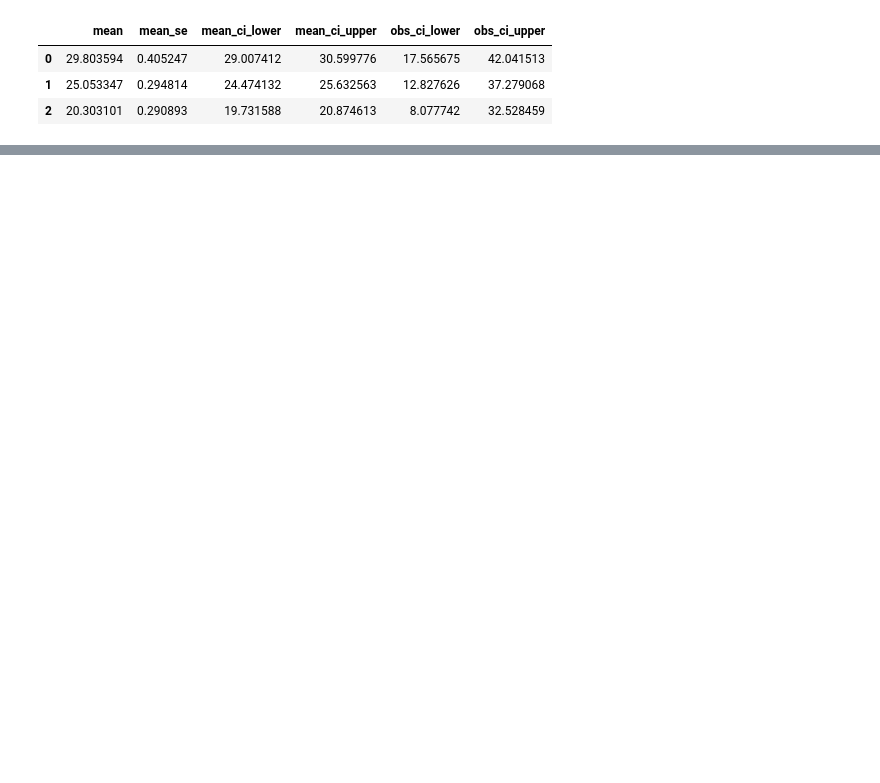
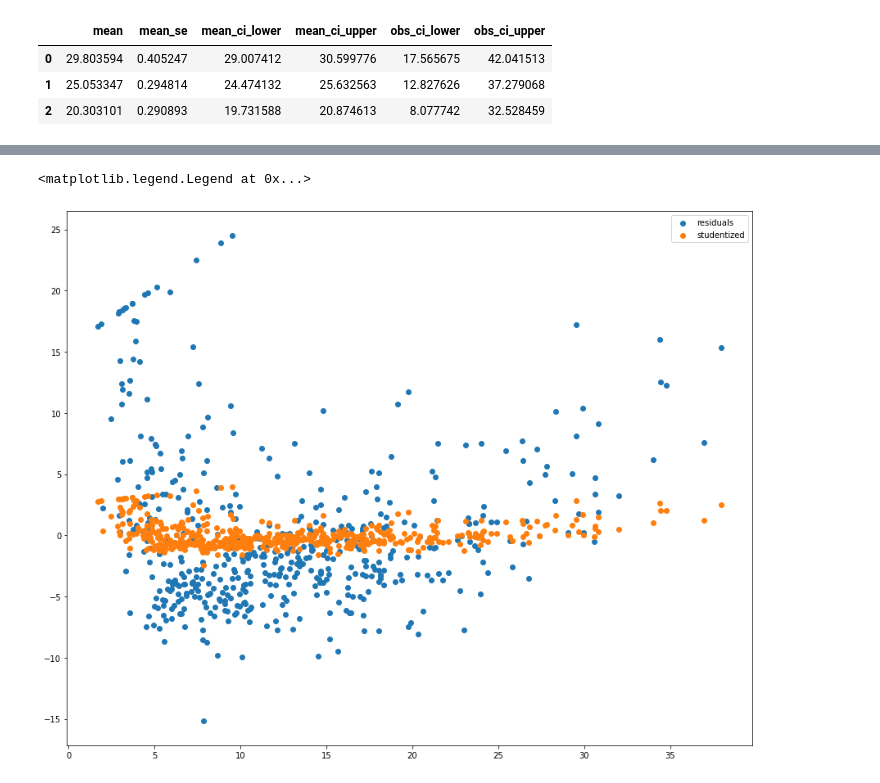
Before and after one commit to vivialprt/ISLR, a Jupyter notebook: Chapter3/Lab.ipynb, the cells around one changed output, grey strips where cells are left out. Cells and saved outputs as stored; diff of their text form; code cells hidden in the pictures; blank space fills up the shorter version.

```diff
--- a/Chapter3/Lab.ipynb
+++ b/Chapter3/Lab.ipynb
@@ -166,0 +173,10 @@ res.summary_frame()
+# %%
+_ = plt.figure(figsize=(15, 12))
+residuals = data.medv - medv_on_lstat.predict(data.lstat.values.reshape(-1, 1))
+plt.scatter(data.lstat, residuals, label='residuals')
+studentized = mod.get_influence().resid_studentized_external
+plt.scatter(data.lstat, studentized, label='studentized')
+plt.legend()
+# %% [output]
+<matplotlib.legend.Legend at 0x...>
+[figure, added]
```
Also changed, not shown: parts of 22 cells of this notebook.
